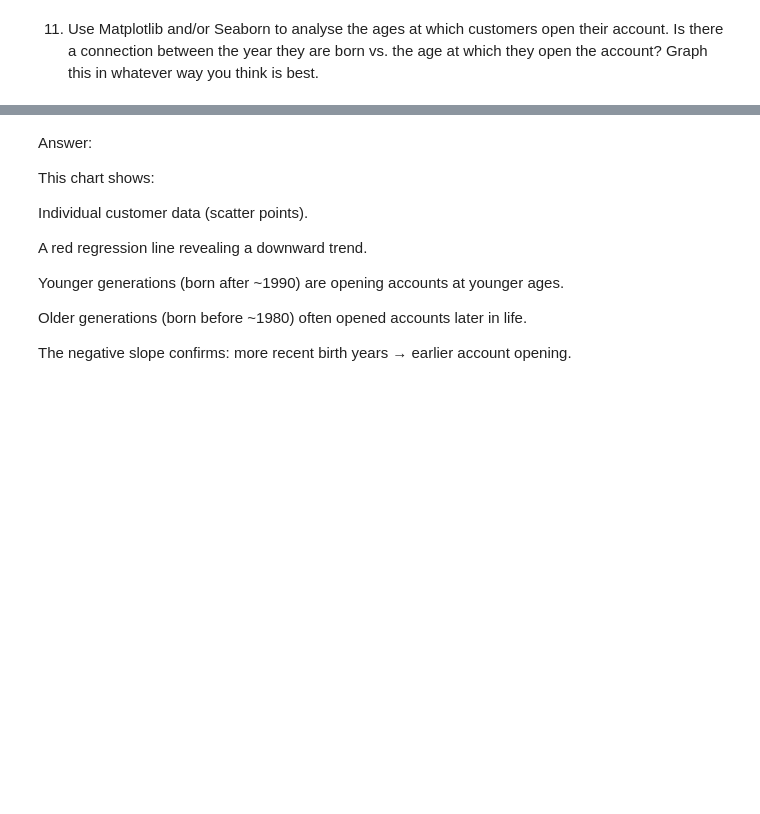
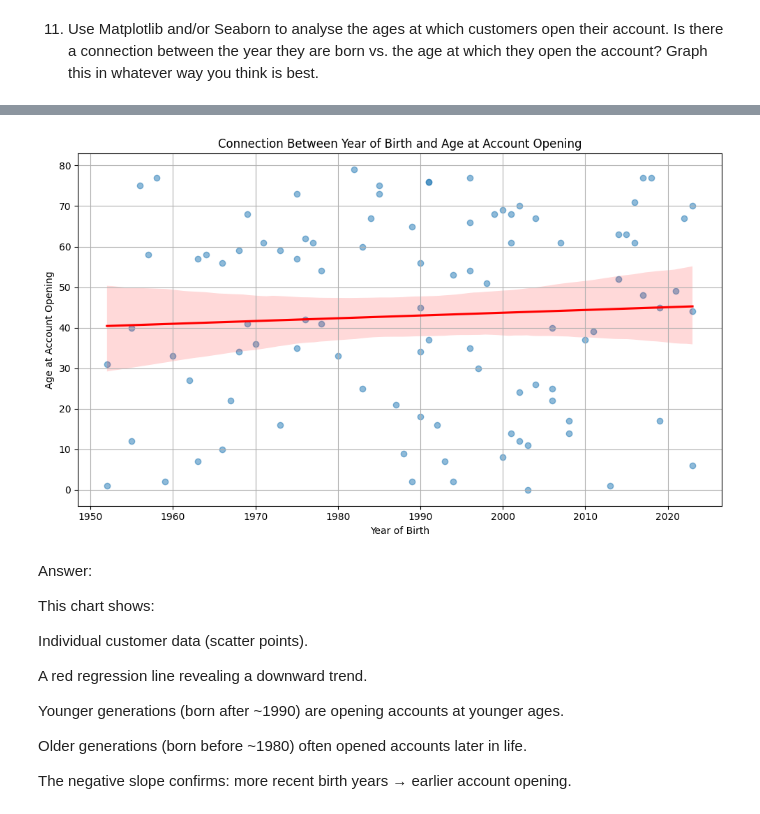
Before and after one commit to Jalini/DX699S-O2-AI-for-Leaders, a Jupyter notebook: OMDS-ModB2-Week1-Rajapakse-Jalini.ipynb, the cells around one changed output, grey strips where cells are left out. Saved outputs shown, nothing was run; the diff lists cells and outputs as text; code cells hidden in the pictures; blank space fills up the shorter version.

```diff
--- a/OMDS-ModB2-Week1-Rajapakse-Jalini.ipynb
+++ b/OMDS-ModB2-Week1-Rajapakse-Jalini.ipynb
@@ -660,3 +637,67 @@ plt.show()
+# %%
+import pandas as pd
+import matplotlib.pyplot as plt
+import seaborn as sns
+
+# Load data
+df2 = pd.read_csv("bank_customers.csv")
+
+# Fix BirthDate: Add '-01-01' if it's year-only
+def fix_birthdate(val):
+    if pd.isna(val):
+        return None
+    if len(val) == 4 and val.isdigit():
+        return f"{val}-01-01"
+    return val
+
+df2["BirthDate"] = df2["BirthDate"].apply(fix_birthdate)
+df2["BirthDate"] = pd.to_datetime(df2["BirthDate"], errors='coerce')
+df2["AccountOpened"] = pd.to_datetime(df2["AccountOpened"], errors='coerce')
+
+# Today's date
+today = pd.Timestamp.today()
+
+# Compute Age
+df2["Age"] = (today - df2["BirthDate"]).dt.days // 365
+
+# Now apply filters
+too_old = df2[df2["BirthDate"] < today - pd.DateOffset(years=120)]
+too_young = df2[df2["Age"] < 5]
+future_open_dates = df2[df2["AccountOpened"] > today]
+child_accounts = df2[df2["Age"] < 5]
+
+
+# Analyze BirthYear vs Age at Account Opening
+df2_clean = df2.dropna(subset=["BirthDate", "AccountOpened"]).copy()
+df2_clean["BirthYear"] = df2_clean["BirthDate"].dt.year
+df2_clean["AgeAtAccountOpening"] = (df2_clean["AccountOpened"] - df2_clean["BirthDate"]).dt.days // 365
+
+# Filter reasonable ages and years
+df2_filtered = df2_clean[
+    (df2_clean["AgeAtAccountOpening"] >= 0) &
+    (df2_clean["AgeAtAccountOpening"] <= 100) &
+    (df2_clean["BirthYear"] >= 1900) &
+    (df2_clean["BirthYear"] <= today.year)
+]
+
+# Plot the relationship
+plt.figure(figsize=(10, 6))
+sns.regplot(
+    data=df2_filtered,
+    x='BirthYear',
+    y='AgeAtAccountOpening',
+    scatter_kws={'alpha': 0.5},
+    line_kws={'color': 'red'}
+)
+
+plt.title('Connection Between Year of Birth and Age at Account Opening')
+plt.xlabel('Year of Birth')
+plt.ylabel('Age at Account Opening')
+plt.grid(True)
+plt.tight_layout()
+plt.show()
+# %% [output]
+[figure, added]
 # %% [markdown]
 Answer:
 
```
Also changed, not shown: parts of 2 cells of this notebook.
